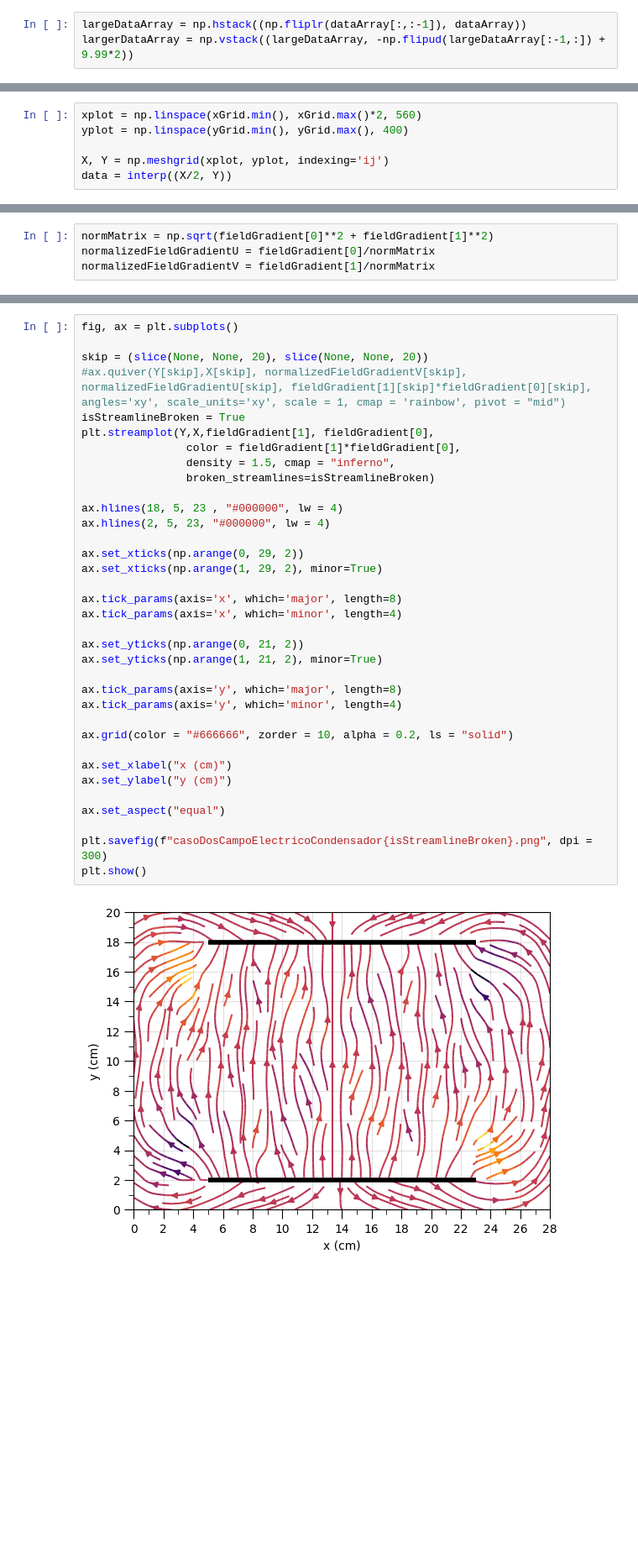
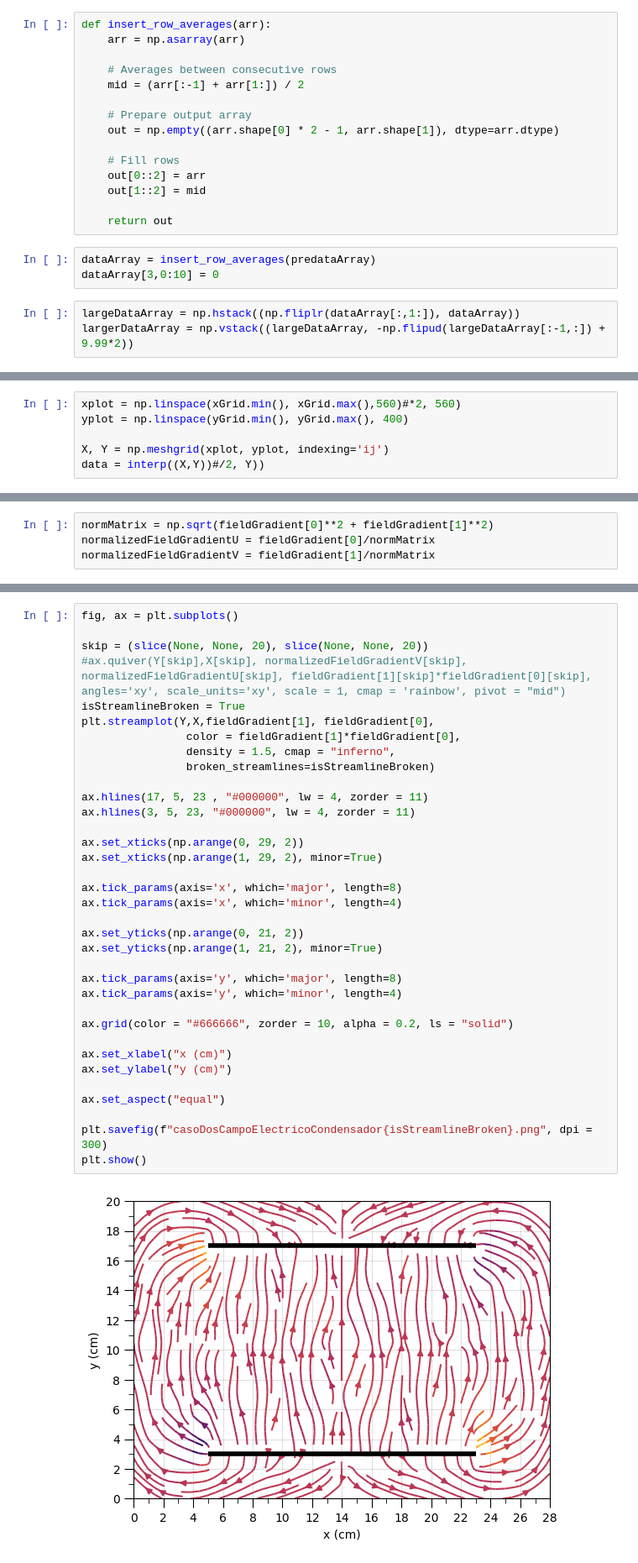
Before and after one commit to Alaviii/PythonPlotting, a Jupyter notebook: Electromagnetismo/practica2equipotenciales/practica2dos.ipynb, the cells around one changed output, grey strips where cells are left out. Shown at 84% size. Saved outputs shown, nothing was run; the diff lists cells and outputs as text; blank space fills up the shorter version.

```diff
--- a/Electromagnetismo/practica2equipotenciales/practica2dos.ipynb
+++ b/Electromagnetismo/practica2equipotenciales/practica2dos.ipynb
@@ -8,5 +10,23 @@ dataArray = pd.read_excel("practica2.xlsx", sheet_name="pyin2", header = None, d
+# %%
+def insert_row_averages(arr):
+    arr = np.asarray(arr)
+
+    # Averages between consecutive rows
+    mid = (arr[:-1] + arr[1:]) / 2
+
+    # Prepare output array
+    out = np.empty((arr.shape[0] * 2 - 1, arr.shape[1]), dtype=arr.dtype)
+
+    # Fill rows
+    out[0::2] = arr
+    out[1::2] = mid
+
+    return out
+# %%
+dataArray = insert_row_averages(predataArray)
+dataArray[3,0:10] = 0
 # %%
-largeDataArray = np.hstack((np.fliplr(dataArray[:,:-1]), dataArray))
+largeDataArray = np.hstack((np.fliplr(dataArray[:,1:]), dataArray))
 largerDataArray = np.vstack((largeDataArray, -np.flipud(largeDataArray[:-1,:]) + 9.99*2))
 # %%
 xGrid = np.arange(0, largerDataArray.shape[0], step = 1)
@@ -14,11 +34,11 @@ yGrid = np.arange(0, largerDataArray.shape[1], step = 1)
 # %%
 interp = sp.interpolate.RegularGridInterpolator((xGrid, yGrid), largerDataArray)
 # %%
-xplot = np.linspace(xGrid.min(), xGrid.max()*2, 560)
+xplot = np.linspace(xGrid.min(), xGrid.max(),560)#*2, 560)
 yplot = np.linspace(yGrid.min(), yGrid.max(), 400)
 
 X, Y = np.meshgrid(xplot, yplot, indexing='ij')
-data = interp((X/2, Y))
+data = interp((X,Y))#/2, Y))
 # %%
 fieldGradient = np.gradient(data)
 # %%
@@ -64,36 +84,36 @@ skip = (slice(None, None, 20), slice(None, None, 20))
 #ax.quiver(Y[skip],X[skip], normalizedFieldGradientV[skip], normalizedFieldGradientU[skip], fieldGradient[1][skip]*fieldGradient[0][skip], angles='xy', scale_units='xy', scale = 1, cmap = 'rainbow', pivot = "mid")
 isStreamlineBroken = True
 plt.streamplot(Y,X,fieldGradient[1], fieldGradient[0],
                 color = fieldGradient[1]*fieldGradient[0],
                 density = 1.5, cmap = "inferno",
                 broken_streamlines=isStreamlineBroken)
 
-ax.hlines(18, 5, 23 , "#000000", lw = 4)
-ax.hlines(2, 5, 23, "#000000", lw = 4)
+ax.hlines(17, 5, 23 , "#000000", lw = 4, zorder = 11)
+ax.hlines(3, 5, 23, "#000000", lw = 4, zorder = 11)
 
 ax.set_xticks(np.arange(0, 29, 2))
 ax.set_xticks(np.arange(1, 29, 2), minor=True)
 
 ax.tick_params(axis='x', which='major', length=8)
 ax.tick_params(axis='x', which='minor', length=4)
 
 ax.set_yticks(np.arange(0, 21, 2))
 ax.set_yticks(np.arange(1, 21, 2), minor=True)
 
 ax.tick_params(axis='y', which='major', length=8)
 ax.tick_params(axis='y', which='minor', length=4)
 
 ax.grid(color = "#666666", zorder = 10, alpha = 0.2, ls = "solid")
 
 ax.set_xlabel("x (cm)")
 ax.set_ylabel("y (cm)")
 
 ax.set_aspect("equal")
 
 plt.savefig(f"casoDosCampoElectricoCondensador{isStreamlineBroken}.png", dpi = 300)
 plt.show()
 # %% [output]
-[figure, old version]
+[figure, new version]
 # %%
 fig = plt.figure()
 ax = fig.add_subplot(projection='3d')
```
Also changed, not shown: parts of 4 cells of this notebook, 5 other files.
